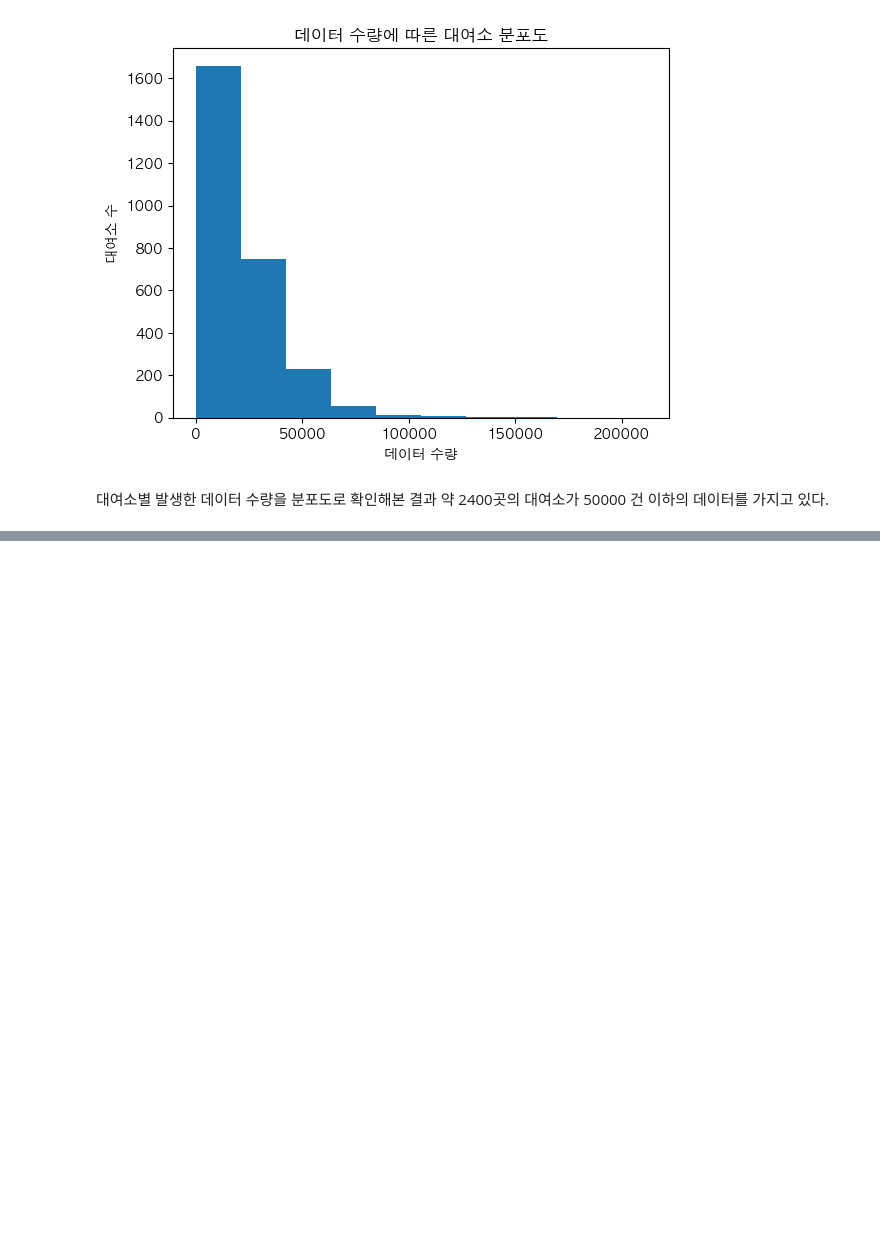
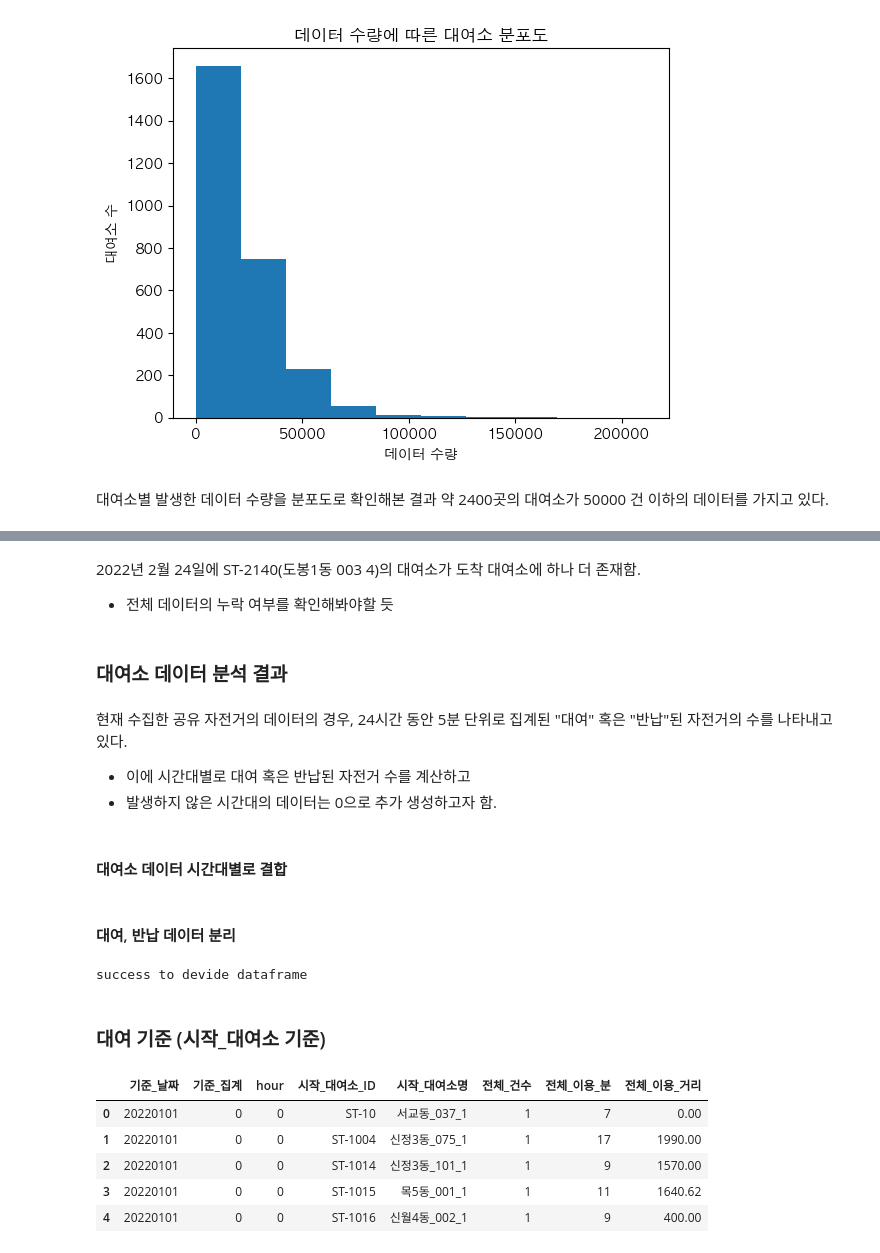
Before and after one commit to official-vvoo/Bicycle-Sharing-System, a Jupyter notebook: preprocessing/EDA_before_preprocess.ipynb, the cells around one changed output, grey strips where cells are left out. Drawn from its saved outputs; the diff is of its cells as text; code cells hidden in the pictures; blank space fills up the shorter version.

```diff
--- a/preprocessing/DataPreprocessing_vvoo.ipynb
+++ b/preprocessing/EDA_before_preprocess.ipynb
@@ -127,8 +130,7 @@ def transform_nums_to_ratio(df, opt=CONST_STR_SELECTED_OPTION):
 # %% [markdown]
 ## 공유 자전거 데이터 정제
 # %%
-bicycle_df = pd.read_csv(CONST_PATH_BICYCLE,header=None,encoding=CONST_STR_ENCODING)
-bicycle_df.columns=['기준_날짜', '기준_집계', '기준_시간대', '시작_대여소_ID', '시작_대여소명', '종료_대여소_ID', '종료_대여소명', '전체_건수', '전체_이용_분', '전체_이용_거리']
+bicycle_df = pd.read_csv(CONST_PATH_BICYCLE,header=None,encoding=CONST_STR_ENCODING, names=['기준_날짜', '기준_집계', '기준_시간대', '시작_대여소_ID', '시작_대여소명', '종료_대여소_ID', '종료_대여소명', '전체_건수', '전체_이용_분', '전체_이용_거리'])
 bicycle_df
 # %% [output]
 |  | 기준_날짜 | 기준_집계 | 기준_시간대 | 시작_대여소_ID | 시작_대여소명 | 종료_대여소_ID | 종료_대여소명 | 전체_건수 | 전체_이용_분 | 전체_이용_거리 |
@@ -324,0 +353,14 @@ Text(0.5, 0, '데이터 수량')
+# %% [markdown]
+2022년 2월 24일에 ST-2140(도봉1동 003 4)의 대여소가 도착 대여소에 하나 더 존재함.
+* 전체 데이터의 누락 여부를 확인해봐야할 듯
+# %% [markdown]
+### 대여소 데이터 분석 결과
+# %% [markdown]
+현재 수집한 공유 자전거의 데이터의 경우, 24시간 동안 5분 단위로 집계된 "대여" 혹은 "반납"된 자전거의 수를 나타내고 있다.
+* 이에 시간대별로 대여 혹은 반납된 자전거 수를 계산하고
+* 발생하지 않은 시간대의 데이터는 0으로 추가 생성하고자 함.
+# %% [markdown]
+#### 대여소 데이터 시간대별로 결합
+# %%
+bicycle_df['hour'] = bicycle_df['기준_시간대']//100
+bicycle_df['minute'] = bicycle_df['기준_시간대']%100
@@ -324,0 +370,24 @@ Text(0.5, 0, '데이터 수량')
+# %% [markdown]
+#### 대여, 반납 데이터 분리
+# %%
+# 대여 데이터
+rental_df = new_bicycle_df[new_bicycle_df['기준_집계']==0].reset_index(drop=True)
+# 반납 데이터
+return_df = new_bicycle_df[new_bicycle_df['기준_집계']==1].reset_index(drop=True)
+if len(rental_df) + len(return_df) == len(new_bicycle_df):
+    print("success to devide dataframe")
+# %% [output]
+success to devide dataframe
+# %% [markdown]
+### 대여 기준 (시작_대여소 기준)
+# %%
+# 시작_대여소 기준 데이터 병합
+rental_df = rental_df.groupby(['기준_날짜', '기준_집계', 'hour', '시작_대여소_ID', '시작_대여소명']).sum().reset_index(drop=False)
+rental_df.head()
+# %% [output]
+|  | 기준_날짜 | 기준_집계 | hour | 시작_대여소_ID | 시작_대여소명 | 전체_건수 | 전체_이용_분 | 전체_이용_거리 |
+| 0 | 20220101 | 0 | 0 | ST-10 | 서교동_037_1 | 1 | 7 | 0.00 |
+| 1 | 20220101 | 0 | 0 | ST-1004 | 신정3동_075_1 | 1 | 17 | 1990.00 |
+| 2 | 20220101 | 0 | 0 | ST-1014 | 신정3동_101_1 | 1 | 9 | 1570.00 |
+| 3 | 20220101 | 0 | 0 | ST-1015 | 목5동_001_1 | 1 | 11 | 1640.62 |
+| 4 | 20220101 | 0 | 0 | ST-1016 | 신월4동_002_1 | 1 | 9 | 400.00 |
```
Also changed, not shown: parts of 11 cells of this notebook, 1 other file.
